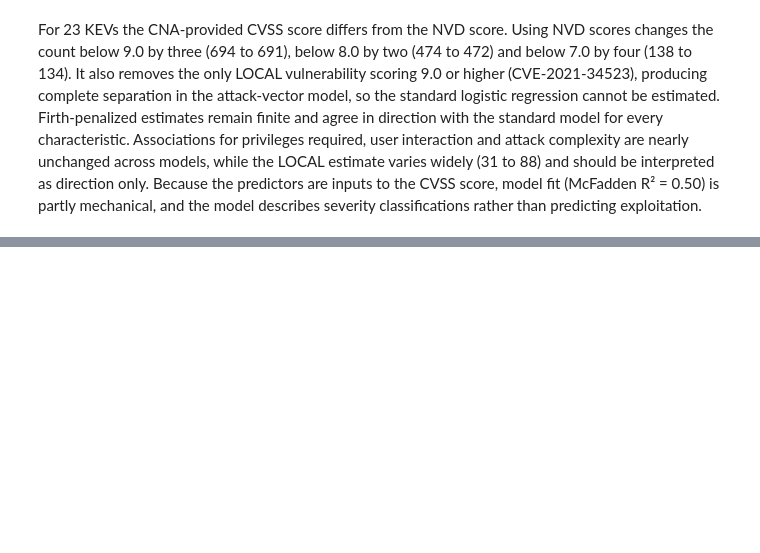
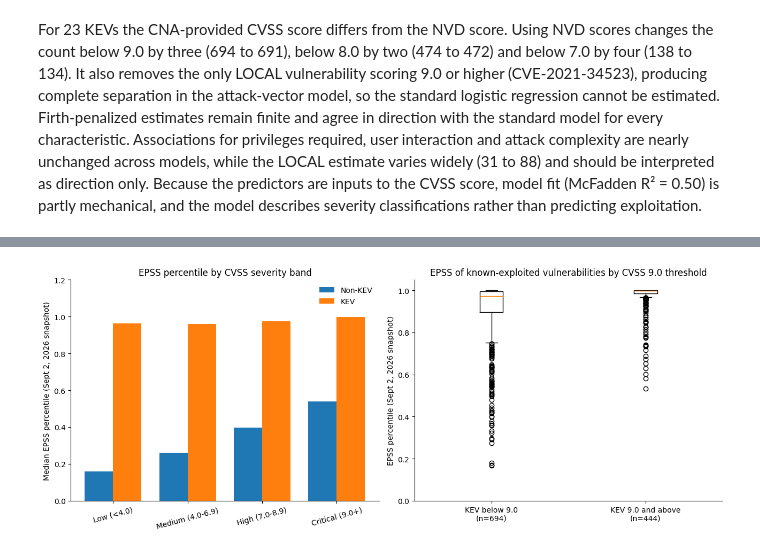
Before and after one commit to aaliyahmjh/data698-capstone, a Jupyter notebook: notebooks/core_eda.ipynb, the cells around one changed output, grey strips where cells are left out. Cells and saved outputs as stored; diff of their text form; code cells hidden in the pictures; blank space fills up the shorter version.

Commit message:
Add EPSS snapshot, CWE/vendor, and year-trend analyses of KEV mismatch

```diff
--- a/notebooks/core_eda.ipynb
+++ b/notebooks/core_eda.ipynb
@@ -4741,0 +4809,20 @@ For 23 KEVs the CNA-provided CVSS score differs from the NVD score. Using NVD sc
+# %%
+from scipy import stats
+
+epss_ok = ep.loc[ep["has_epss"]].copy()
+
+def epss_profile(s):
+    return pd.Series({
+        "n": len(s),
+        "mean_epss": s["epss_score"].mean(),
+        "median_epss": s["epss_score"].median(),
+        "p75_epss": s["epss_score"].quantile(0.75),
+        "p90_epss": s["epss_score"].quantile(0.90),
+        "pct_epss_ge_0.10": (s["epss_score"] >= 0.10).mean() * 100,
+        "median_percentile": s["epss_percentile"].median(),
+        "pct_in_top_10pct": (s["epss_percentile"] >= 0.90).mean() * 100,
+    })
+
+epss_by_group = epss_ok.groupby("group").apply(epss_profile, include_groups=False).round(3)
+display(epss_by_group)
+epss_by_group.to_csv(RESULTS_DIR / "epss_distribution_by_kev_status.csv")
@@ -4741,0 +4916,30 @@ For 23 KEVs the CNA-provided CVSS score differs from the NVD score. Using NVD sc
+# %%
+fig, axes = plt.subplots(1, 2, figsize=(13, 5.2))
+
+ax = axes[0]
+pivot = (band_table.pivot(index="cvss_band", columns="group", values="median_percentile")
+                   .reindex(band_labels))
+x = np.arange(len(pivot)); w = 0.38
+ax.bar(x - w/2, pivot["Non-KEV"], w, label="Non-KEV")
+ax.bar(x + w/2, pivot["KEV"], w, label="KEV")
+ax.set_xticks(x); ax.set_xticklabels(pivot.index, rotation=15)
+ax.set_ylim(0, 1.2)
+ax.legend(frameon=False, loc="upper left", ncol=2); ax.set_ylabel("Median EPSS percentile (Sept 2, 2026 snapshot)")
+ax.set_title("EPSS percentile by CVSS severity band")
+ax.legend(frameon=False)
+
+ax = axes[1]
+data9 = [kev_e.loc[kev_e["cvss_score"] < 9, "epss_percentile"],
+         kev_e.loc[kev_e["cvss_score"] >= 9, "epss_percentile"]]
+ax.boxplot(data9, showfliers=True)
+ax.set_xticklabels([f"KEV below 9.0\n(n={len(data9[0])})", f"KEV 9.0 and above\n(n={len(data9[1])})"])
+ax.set_ylim(0, 1.05); ax.set_ylabel("EPSS percentile (Sept 2, 2026 snapshot)")
+ax.set_title("EPSS of known-exploited vulnerabilities by CVSS 9.0 threshold")
+
+for a in axes:
+    a.spines["top"].set_visible(False); a.spines["right"].set_visible(False)
+plt.tight_layout()
+plt.savefig(FIGURES_DIR / "epss_vs_cvss_snapshot.png", dpi=300, bbox_inches="tight")
+plt.show()
+# %% [output]
+[figure, added]
```
Also changed, not shown: parts of 29 cells of this notebook, 17 other files.
